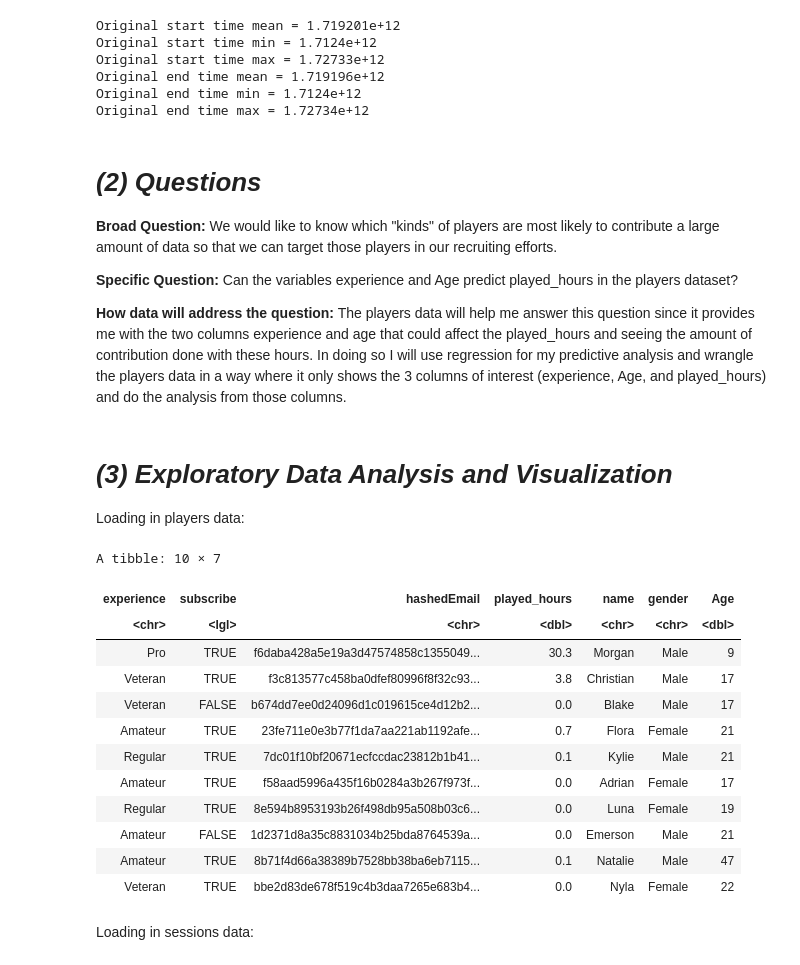
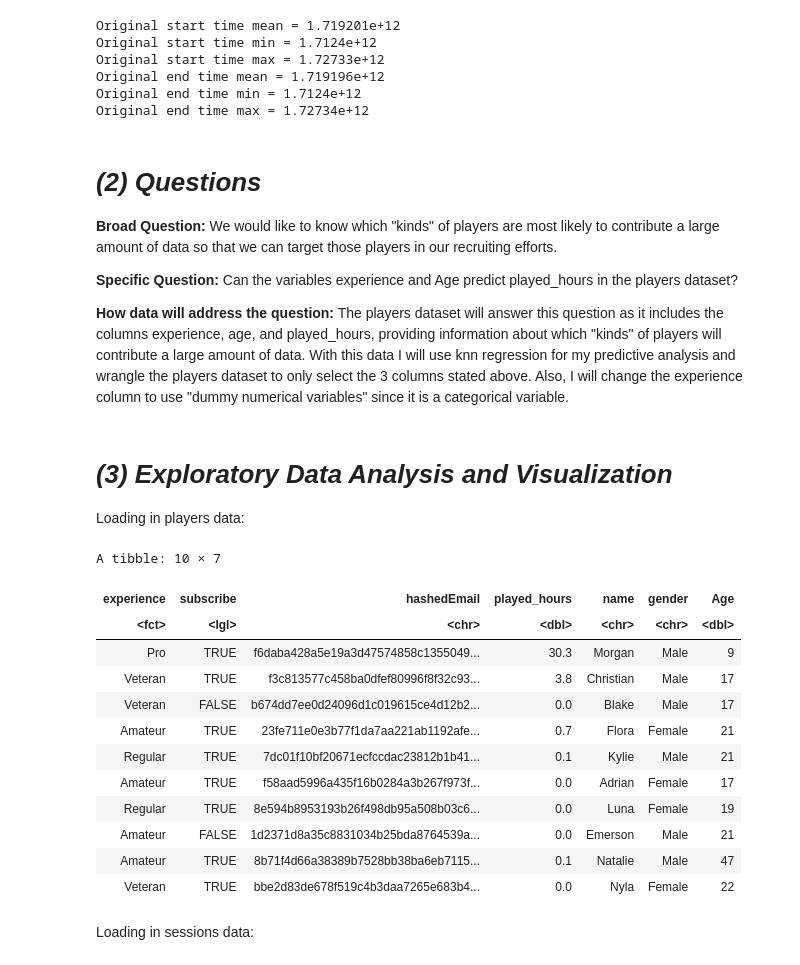
Before and after one commit to iSqlqmi/dsci-project, a Jupyter notebook: individual_planning.ipynb, the cells around one changed output. Drawn from its saved outputs; the diff is of its cells as text; code cells hidden in the pictures.

```diff
--- a/individual_planning.ipynb
+++ b/individual_planning.ipynb
@@ -173,19 +170,20 @@ Original end time max = 1.72734e+12
 
 **Specific Question:** Can the variables experience and Age predict played_hours in the players dataset?
 
-**How data will address the question:** The players data will help me answer this question since it provides me with the two columns experience and age that could affect the played_hours and seeing the amount of contribution done with these hours. In doing so I will use regression for my predictive analysis and wrangle the players data in a way where it only shows the 3 columns of interest (experience, Age, and played_hours) and do the analysis from those columns.
+**How data will address the question:** The players dataset will answer this question as it includes the columns experience, age, and played_hours, providing information about which "kinds" of players will contribute a large amount of data. With this data I will use knn regression for my predictive analysis and wrangle the players dataset to only select the 3 columns stated above. Also, I will change the experience column to use "dummy numerical variables" since it is a categorical variable.
 # %% [markdown]
 # *(3) Exploratory Data Analysis and Visualization*
 
 Loading in players data:
 # %%
 players_data <- as_tibble(players) |>
+    mutate(experience = as_factor(experience)) |>
     head(10)
 players_data
 # %% [output]
 A tibble: 10 × 7
 | experience | subscribe | hashedEmail | played_hours | name | gender | Age |
-| <chr> | <lgl> | <chr> | <dbl> | <chr> | <chr> | <dbl> |
+| <fct> | <lgl> | <chr> | <dbl> | <chr> | <chr> | <dbl> |
 | Pro | TRUE | f6daba428a5e19a3d47574858c1355049... | 30.3 | Morgan | Male | 9 |
 | Veteran | TRUE | f3c813577c458ba0dfef80996f8f32c93... | 3.8 | Christian | Male | 17 |
 | Veteran | FALSE | b674dd7ee0d24096d1c019615ce4d12b2... | 0.0 | Blake | Male | 17 |
```
Also changed, not shown: parts of 4 cells of this notebook.
